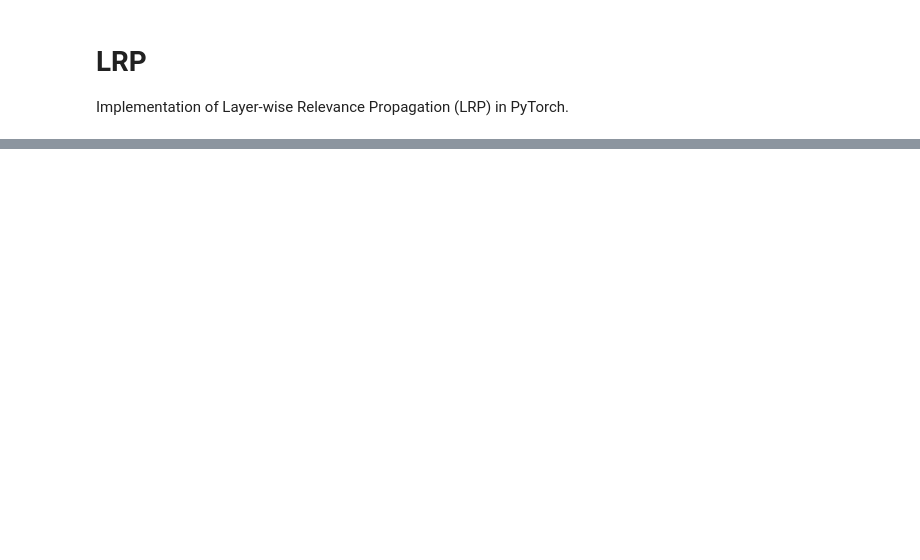
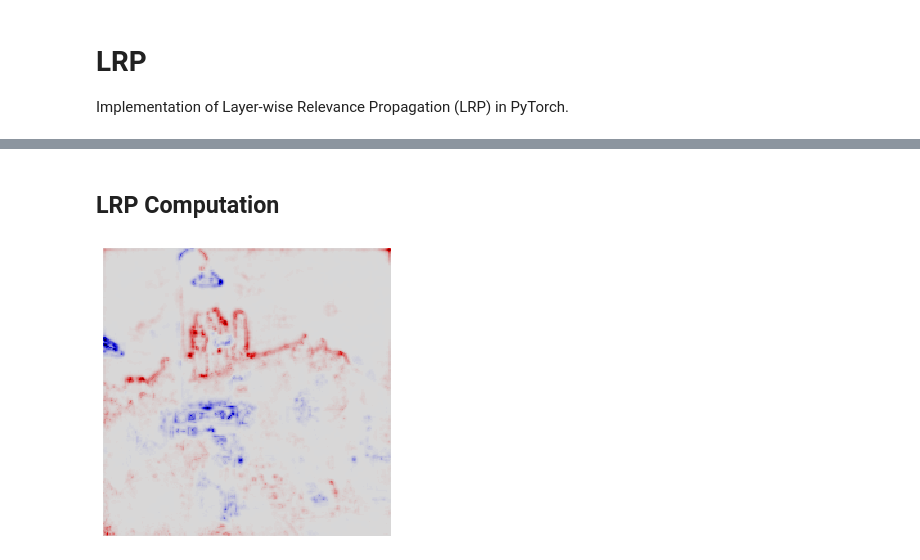
Before and after one commit to rodrigobdz/lrp, a Jupyter notebook: lrp.ipynb, the cells around one changed output, grey strips where cells are left out. Saved outputs shown, nothing was run; the diff lists cells and outputs as text; code cells hidden in the pictures; blank space fills up the shorter version.

```diff
--- a/lrp.ipynb
+++ b/lrp.ipynb
@@ -83,41 +165,39 @@ class LRP():
       self.model = model
       self.model.eval()
 
-  def convert_single_layer(self, i, layer, classifier=False):
-    if i == 0 and not classifier:
+  def convert_single_layer(self, i, layer):
+    if not isinstance(layer, torch.nn.Conv2d):
+      return layer
+
+    if i == 0:
       # First layer is the pixel layer
       # return layer
-      return ZBConv(layer, low=low, high=high)
-
-    # # Source: lrp-tutorial
-    # if isinstance(layers[l],torch.nn.MaxPool2d):
-    #   layers[l] = torch.nn.AvgPool2d(2)
-    #
-    # if isinstance(layer, torch.nn.MaxPool2d):
-    #   layer = ZeroEpsilonGammaConv(layer, gamma)
+      print(f'Layer {i}: LRP ZBox')
+      return LrpZBox(layer, low=low, high=high)
 
     # Case: bottom layers, apply LRP-Gamma with gamma = 0.25
-    if i <= 16: gamma = 0.25; epsilon = 0
+    if i <= 16:
+      print(f'Layer {i}: LRP-Gamma with gamma = 0.25')
+      return LrpGamma(layer, gamma=0.25)
 
     # Case: middle layers, apply LRP-Epsilon with epsilon = 0.25. Alt. 1e-6
-    if 17 <= i <= 30: gamma = 0; epsilon = 0.25
+    if 17 <= i <= 30:
+      print(f'Layer {i}: LRP-Epsilon with epsilon = 0.25')
+      return LrpEpsilon(layer, epsilon=0.25)
 
     # Case: top layers, apply LRP-0
-    if i >= 31: gamma = 0; epsilon = 0
-
-    if isinstance(layer, torch.nn.Conv2d):
-      return ZeroEpsilonGammaConv(layer, epsilon=epsilon, gamma=gamma)
-
-    return layer
+    if i >= 31:
+      print(f'Layer {i}: LRP-Zero')
+      return LrpZero(layer)
 
   def convert_layers(self):
     for i, layer in enumerate(self.model.features):
       self.model.features[i] = self.convert_single_layer(i, layer)
 
-    # self.model.avgpool = self.convert_single_layer(31, layer)
+    self.model.avgpool = LrpZero(self.model.avgpool)
 
     for i, layer in enumerate(self.model.classifier):
-      self.model.classifier[i] = self.convert_single_layer(i, layer, classifier=True)
+      self.model.classifier[i] = self.convert_single_layer(31+i, layer)
 
   def relevance(self, X):
     # Apply Gradient x Input
@@ -156,0 +270,2 @@ lrp.visualize()
+# %% [markdown]
+## LRP Computation
@@ -157,2 +335,9 @@ lrp.visualize()
+# %%
+lrp = LRP(model)
+lrp.convert_layers()
+lrp.relevance(X)
+lrp.visualize()
+# %% [output]
+[figure, added]
 # %% [markdown]
 # ToDo:
```
Also changed, not shown: parts of 11 cells of this notebook, 2 other files.
